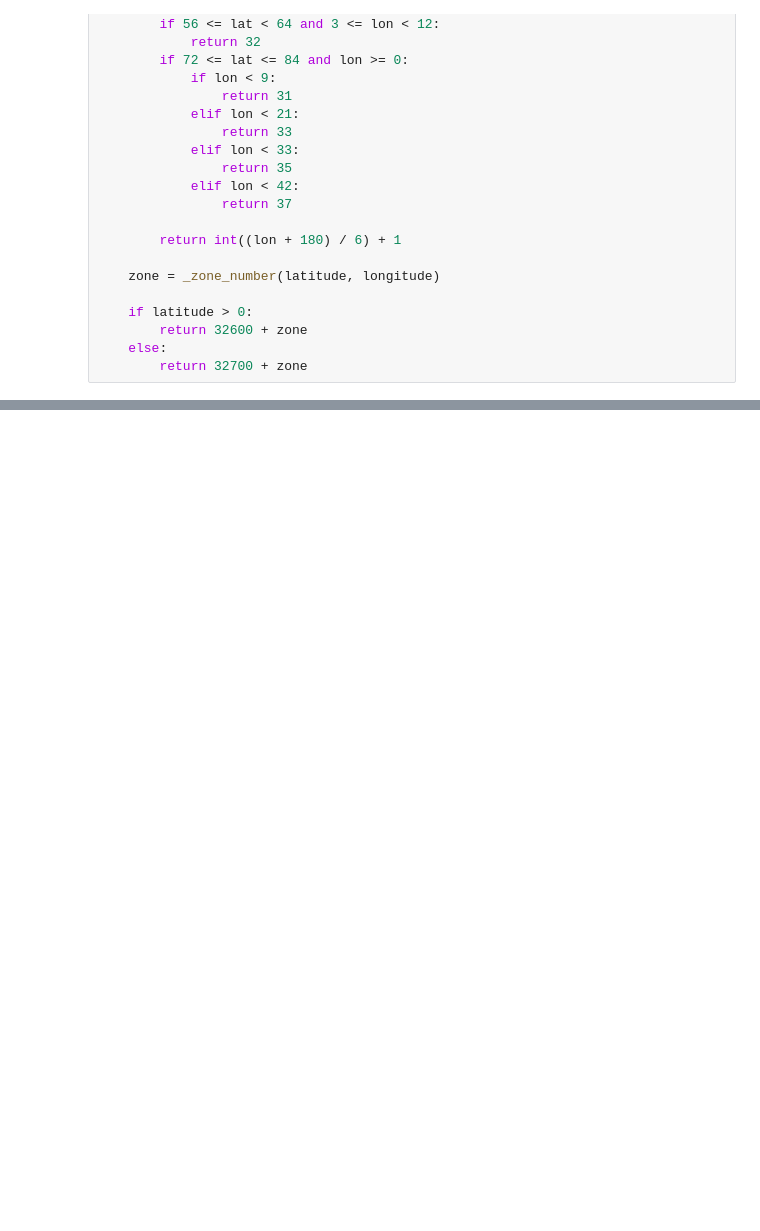
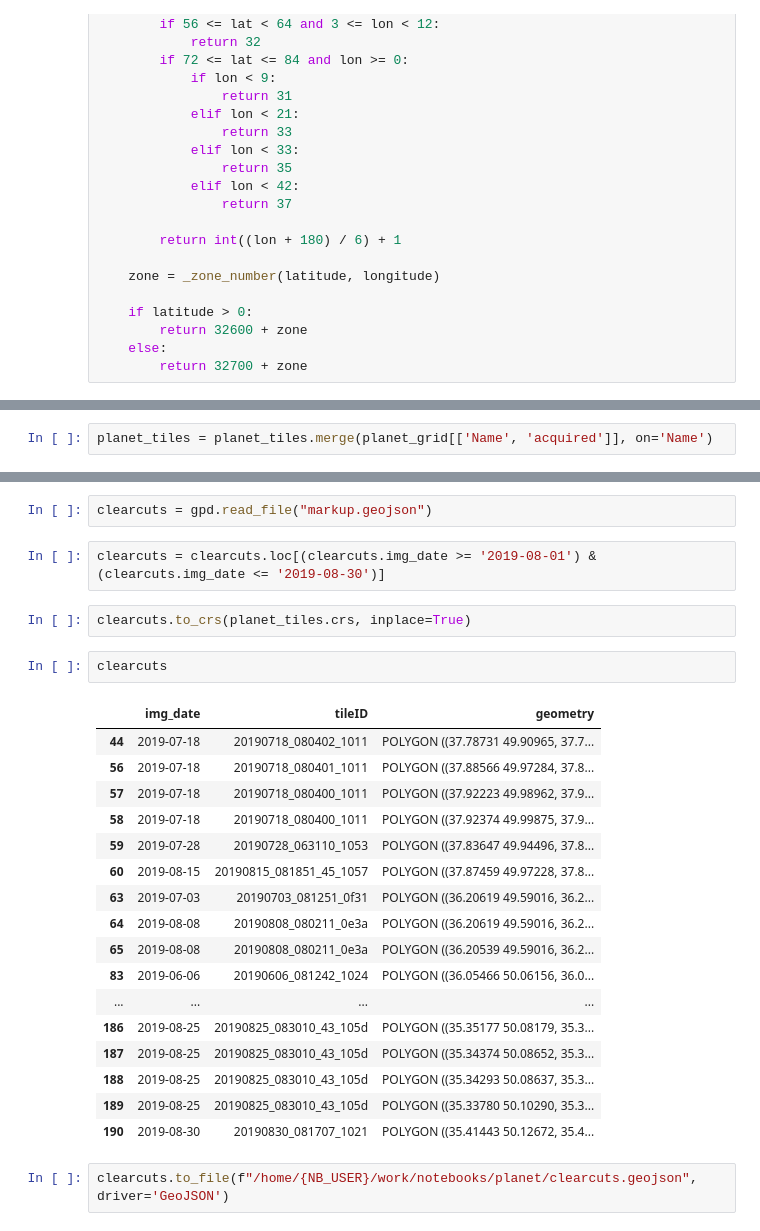
Before and after one commit to QuantuMobileSoftware/geoap, a Jupyter notebook: data/notebooks/planet/PlanetvsSentinel.ipynb, the cells around one changed output, grey strips where cells are left out. Cells and saved outputs as stored; diff of their text form; blank space fills up the shorter version.

Commit message:
13874: upd notebook

```diff
--- a/data/notebooks/planet/PlanetvsSentinel.ipynb
+++ b/data/notebooks/planet/PlanetvsSentinel.ipynb
@@ -534,0 +227,2 @@ class PlanetTilesSelection:
+# %%
+planet_tiles = planet_tiles.merge(planet_grid[['Name', 'acquired']], on='Name')
@@ -534,0 +363,28 @@ class PlanetTilesSelection:
+# %%
+clearcuts = gpd.read_file("markup.geojson")
+# %%
+clearcuts = clearcuts.loc[(clearcuts.img_date >= '2019-08-01') & (clearcuts.img_date <= '2019-08-30')]
+# %%
+clearcuts.to_crs(planet_tiles.crs, inplace=True)
+# %%
+clearcuts
+# %% [output]
+|  | img_date | tileID | geometry |
+| 44 | 2019-07-18 | 20190718_080402_1011 | POLYGON ((37.78731 49.90965, 37.7... |
+| 56 | 2019-07-18 | 20190718_080401_1011 | POLYGON ((37.88566 49.97284, 37.8... |
+| 57 | 2019-07-18 | 20190718_080400_1011 | POLYGON ((37.92223 49.98962, 37.9... |
+| 58 | 2019-07-18 | 20190718_080400_1011 | POLYGON ((37.92374 49.99875, 37.9... |
+| 59 | 2019-07-28 | 20190728_063110_1053 | POLYGON ((37.83647 49.94496, 37.8... |
+| 60 | 2019-08-15 | 20190815_081851_45_1057 | POLYGON ((37.87459 49.97228, 37.8... |
+| 63 | 2019-07-03 | 20190703_081251_0f31 | POLYGON ((36.20619 49.59016, 36.2... |
+| 64 | 2019-08-08 | 20190808_080211_0e3a | POLYGON ((36.20619 49.59016, 36.2... |
+| 65 | 2019-08-08 | 20190808_080211_0e3a | POLYGON ((36.20539 49.59016, 36.2... |
+| 83 | 2019-06-06 | 20190606_081242_1024 | POLYGON ((36.05466 50.06156, 36.0... |
+| ... | ... | ... | ... |
+| 186 | 2019-08-25 | 20190825_083010_43_105d | POLYGON ((35.35177 50.08179, 35.3... |
+| 187 | 2019-08-25 | 20190825_083010_43_105d | POLYGON ((35.34374 50.08652, 35.3... |
+| 188 | 2019-08-25 | 20190825_083010_43_105d | POLYGON ((35.34293 50.08637, 35.3... |
+| 189 | 2019-08-25 | 20190825_083010_43_105d | POLYGON ((35.33780 50.10290, 35.3... |
+| 190 | 2019-08-30 | 20190830_081707_1021 | POLYGON ((35.41443 50.12672, 35.4... |
+# %%
+clearcuts.to_file(f"/home/{NB_USER}/work/notebooks/planet/clearcuts.geojson", driver='GeoJSON')
```
Also changed, not shown: parts of 91 cells of this notebook.
